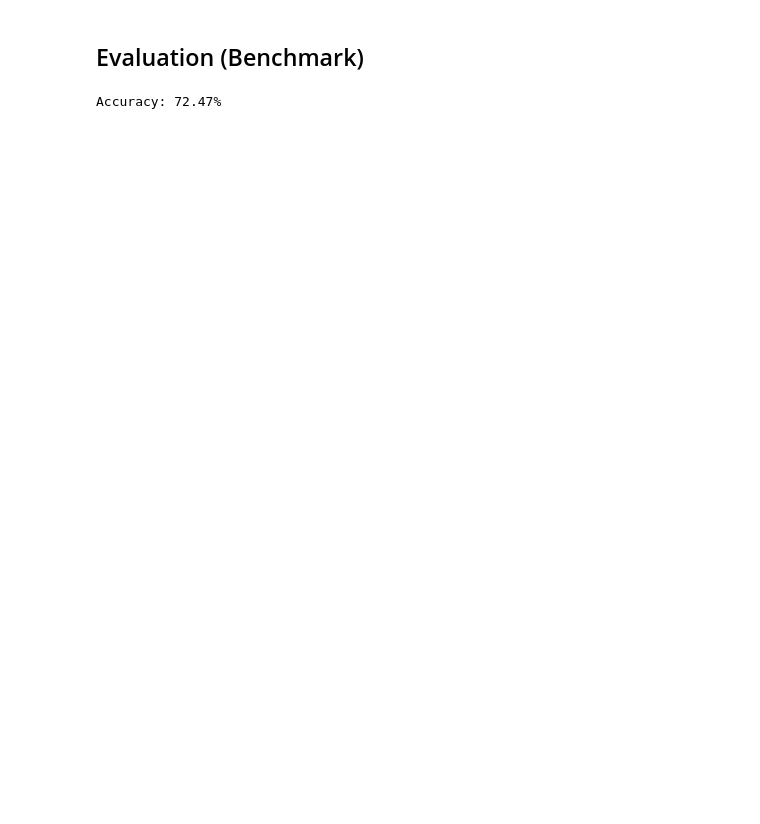
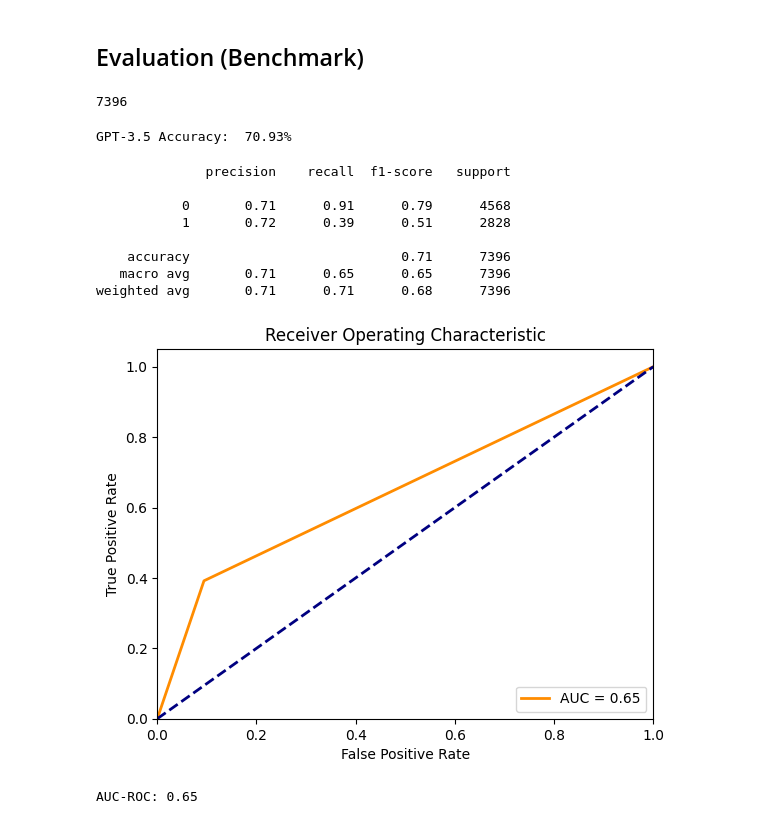
Before and after one commit to cs3244-group-16/quora-question-pairs, a Jupyter notebook: notebooks/06-openai-api.ipynb, the cells around one changed output. Saved outputs shown, nothing was run; the diff lists cells and outputs as text; code cells hidden in the pictures; blank space fills up the shorter version.

```diff
--- a/notebooks/06-openai-api.ipynb
+++ b/notebooks/06-openai-api.ipynb
@@ -116,0 +138,5 @@ X_train.shape, X_val.shape, X_test.shape
+# %%
+batch_size = 1
+
+test_dataset = DuplicateQuestionDataset(X_test, y_test)
+test_loader = DataLoader(test_dataset, batch_size=batch_size, shuffle=True)
@@ -117,11 +147,14 @@ X_train.shape, X_val.shape, X_test.shape
 # %%
 gpt_responses = []
+true_labels = []
 
-for index, row in tqdm(X_test.iterrows()):
-    q1 = row['question1']
-    q2 = row['question2']
+for q1, q2, label in tqdm(test_loader):
+    response = ask_gpt(q1, q2, max_retries=4)
 
-    response = ask_gpt(q1, q2)
     gpt_responses.append(response)
+    true_labels.append(label)
 
-    time.sleep(1)
+    time.sleep(1.5)
+
+gpt_responses = np.array(gpt_responses)
+true_labels = np.array(true_labels)
@@ -147,8 +167,49 @@ KeyboardInterrupt:
 # %% [markdown]
 ## Evaluation (Benchmark)
+# %%
+num_responses = len(gpt_responses)
+num_responses
+# %% [output]
+7396
+# %%
+true_labels = [tl.item() for tl in true_labels]
 # %%
-labels = y_test.tolist()
-accuracy = accuracy_score(gpt_responses, labels[:385])
-print(f"Accuracy: {accuracy * 100:.2f}%")
+accuracy = accuracy_score(true_labels[:num_responses], gpt_responses) * 100
+print(f"GPT-3.5 Accuracy: {accuracy: .2f}%")
 # %% [output]
-Accuracy: 72.47%
+GPT-3.5 Accuracy:  70.93%
+# %%
+def print_classification_metrics():
+    true, predicted = true_labels, gpt_responses
+
+    print(classification_report(true, predicted))
+
+    fpr, tpr, _ = roc_curve(true, predicted)
+    roc_auc = auc(fpr, tpr)
+
+    # Plot the ROC curve
+    plt.figure()
+    plt.plot(fpr, tpr, color='darkorange', lw=2, label=f'AUC = {roc_auc:.2f}')
+    plt.plot([0, 1], [0, 1], color='navy', lw=2, linestyle='--')
+    plt.xlim([0.0, 1.0])
+    plt.ylim([0.0, 1.05])
+    plt.xlabel('False Positive Rate')
+    plt.ylabel('True Positive Rate')
+    plt.title(f'Receiver Operating Characteristic')
+    plt.legend(loc='lower right')
+    plt.show()
+
+    print(f"AUC-ROC: {roc_auc:.2f}")
+# %%
+print_classification_metrics()
+# %% [output]
+              precision    recall  f1-score   support
+
+           0       0.71      0.91      0.79      4568
+           1       0.72      0.39      0.51      2828
+
+    accuracy                           0.71      7396
+   macro avg       0.71      0.65      0.65      7396
+weighted avg       0.71      0.71      0.68      7396
+[figure, added]
+AUC-ROC: 0.65
```
Also changed, not shown: parts of 22 cells of this notebook.
